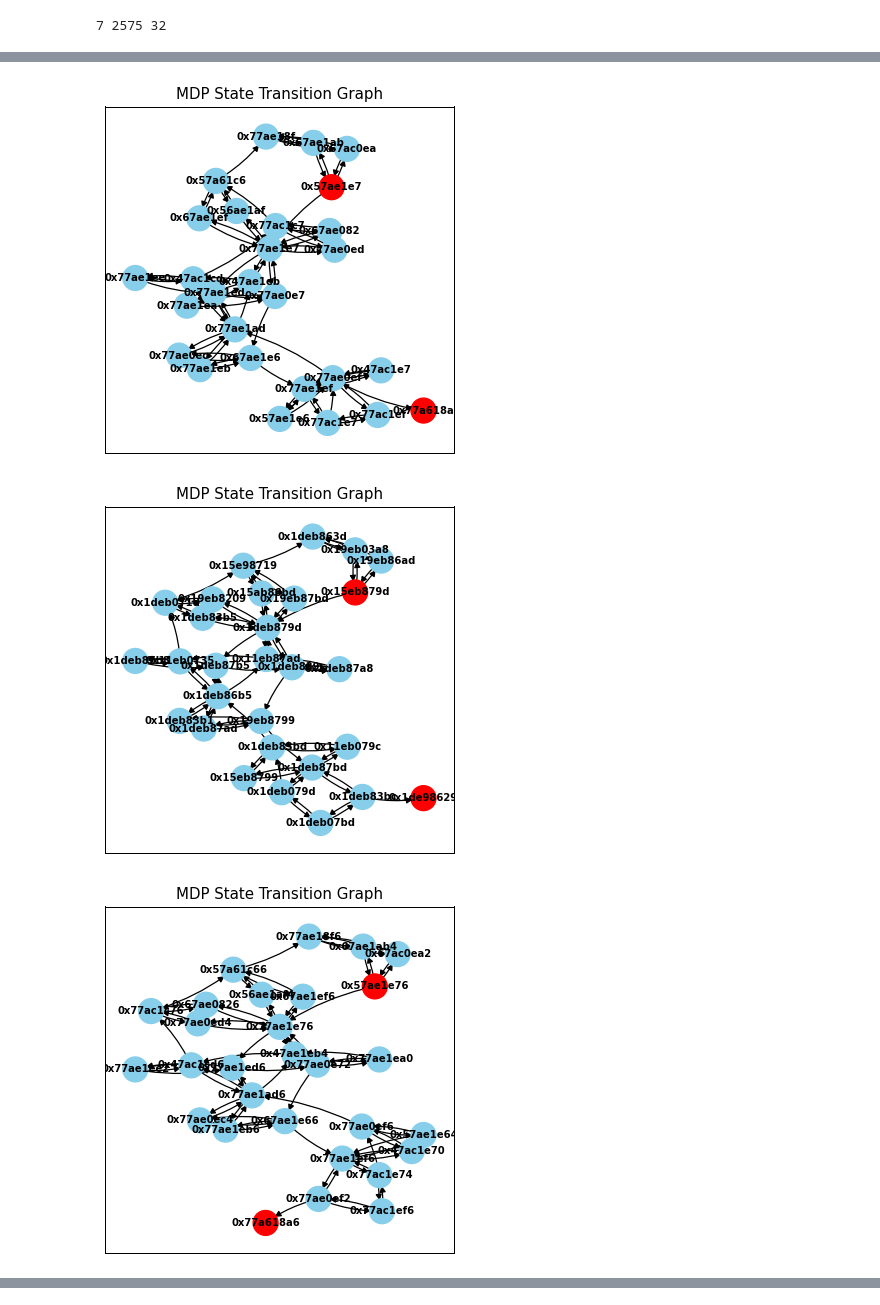
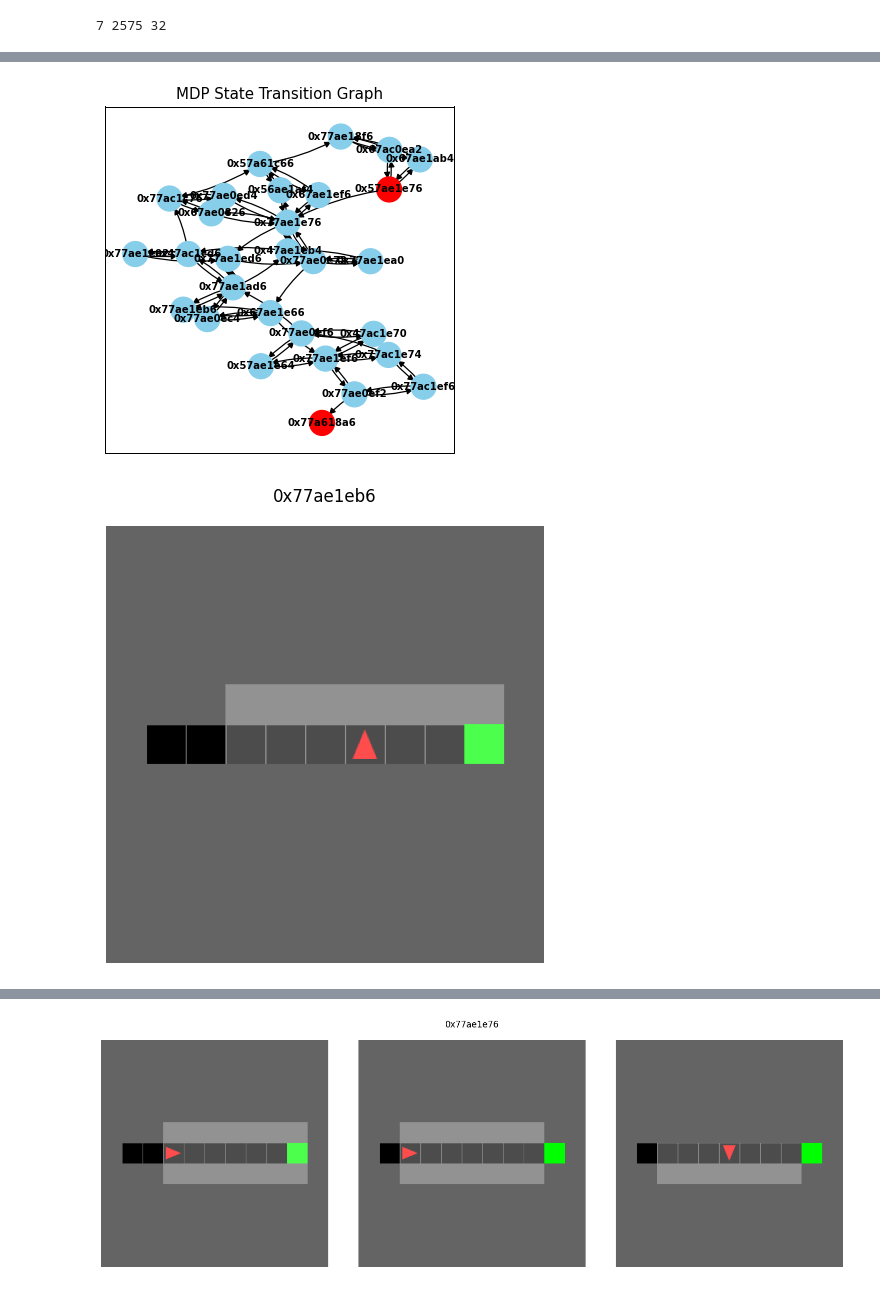
Before and after one commit to MBTMBTMBT/mini-grid-curriculum, a Jupyter notebook: mdp_learner.ipynb, the cells around one changed output, grey strips where cells are left out. Saved outputs shown, nothing was run; the diff lists cells and outputs as text; code cells hidden in the pictures.

```diff
--- a/mdp_learner.ipynb
+++ b/mdp_learner.ipynb
@@ -125,4 +151,20 @@ optimal_graph.load_graph(learner.mdp_graph)
 optimal_graph.uniform_prior_policy()
 optimal_graph.visualize(highlight_states=[learner.encoded_start_state, *learner.encoded_done_states],
                         use_grid_layout=False, display_state_name=True)
+
+max_cols = 3
+for state in learner.encoded_state_set:
+    images = learner.encoded_state_to_unencoded_state_dict[state]
+    num_images = len(images)
+    num_rows = (num_images + max_cols - 1) // max_cols
+    num_cols = min(num_images, max_cols)
+    plt.figure(figsize=(num_cols * 5, num_rows * 5))
+    for i, unencoded in enumerate(images):
+        img = learner.unencoded_state_image_dict[unencoded]
+        plt.subplot(num_rows, num_cols, i + 1)
+        plt.imshow(img)
+        plt.axis('off')
+    plt.suptitle(state)
+    plt.tight_layout()
+    plt.show()
 # %% [output]
@@ -140,30 +184,27 @@ optimal_graph.visualize(highlight_states=[learner.encoded_start_state, *learner.
-# %%
-learner = EncodingMDPLearner(env, encoder, device, keep_dims=28)
-learner.learn()
-optimal_graph = OptimalPolicyGraph()
-optimal_graph.load_graph(learner.mdp_graph)
-optimal_graph.uniform_prior_policy()
-optimal_graph.visualize(highlight_states=[learner.encoded_start_state, *learner.encoded_done_states],
-                        use_grid_layout=False, display_state_name=True)
-# %% [output]
-[figure, removed]
-# %%
-learner = EncodingMDPLearner(env, encoder, device, keep_dims=30)
-learner.learn()
-optimal_graph = OptimalPolicyGraph()
-optimal_graph.load_graph(learner.mdp_graph)
-optimal_graph.uniform_prior_policy()
-optimal_graph.visualize(highlight_states=[learner.encoded_start_state, *learner.encoded_done_states],
-                        use_grid_layout=False, display_state_name=True)
-# %% [output]
-[figure, removed]
 # %%
 learner = EncodingMDPLearner(env, encoder, device, keep_dims=32)
 learner.learn()
 optimal_graph = OptimalPolicyGraph()
 optimal_graph.load_graph(learner.mdp_graph)
 optimal_graph.uniform_prior_policy()
 optimal_graph.visualize(highlight_states=[learner.encoded_start_state, *learner.encoded_done_states],
                         use_grid_layout=False, display_state_name=True)
+
+max_cols = 3
+for state in learner.encoded_state_set:
+    images = learner.encoded_state_to_unencoded_state_dict[state]
+    num_images = len(images)
+    num_rows = (num_images + max_cols - 1) // max_cols
+    num_cols = min(num_images, max_cols)
+    plt.figure(figsize=(num_cols * 5, num_rows * 5))
+    for i, unencoded in enumerate(images):
+        img = learner.unencoded_state_image_dict[unencoded]
+        plt.subplot(num_rows, num_cols, i + 1)
+        plt.imshow(img)
+        plt.axis('off')
+    plt.suptitle(state)
+    plt.tight_layout()
+    plt.show()
 # %% [output]
-[figure, old version]
+[figure, new version]
+[figure, added]
@@ -169,0 +218 @@ optimal_graph.visualize(highlight_states=[learner.encoded_start_state, *learner.
+[figure, added]
```
Also changed, not shown: parts of 10 cells of this notebook.
